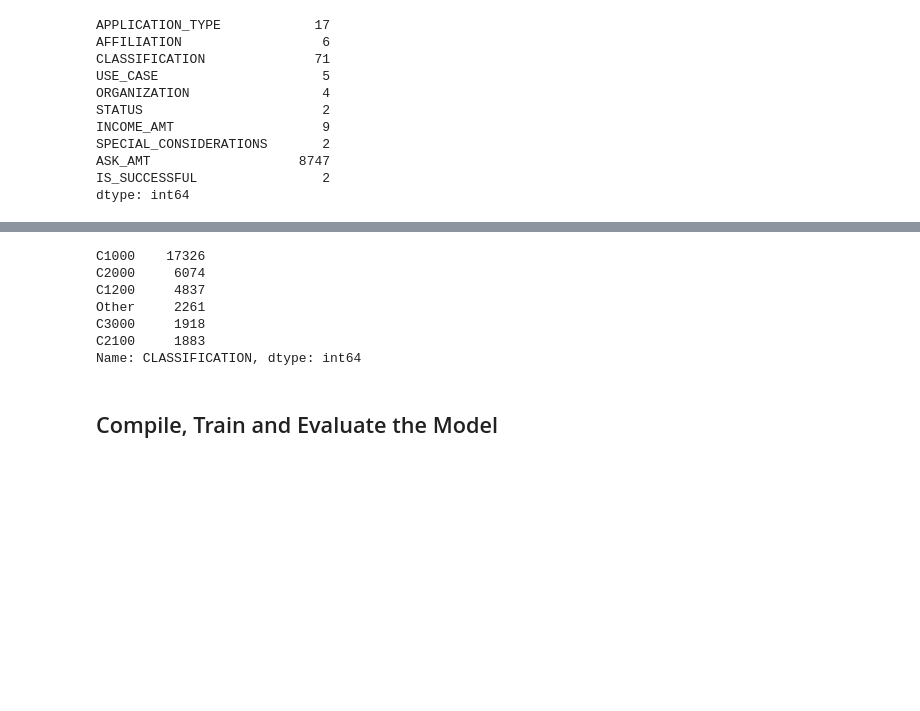
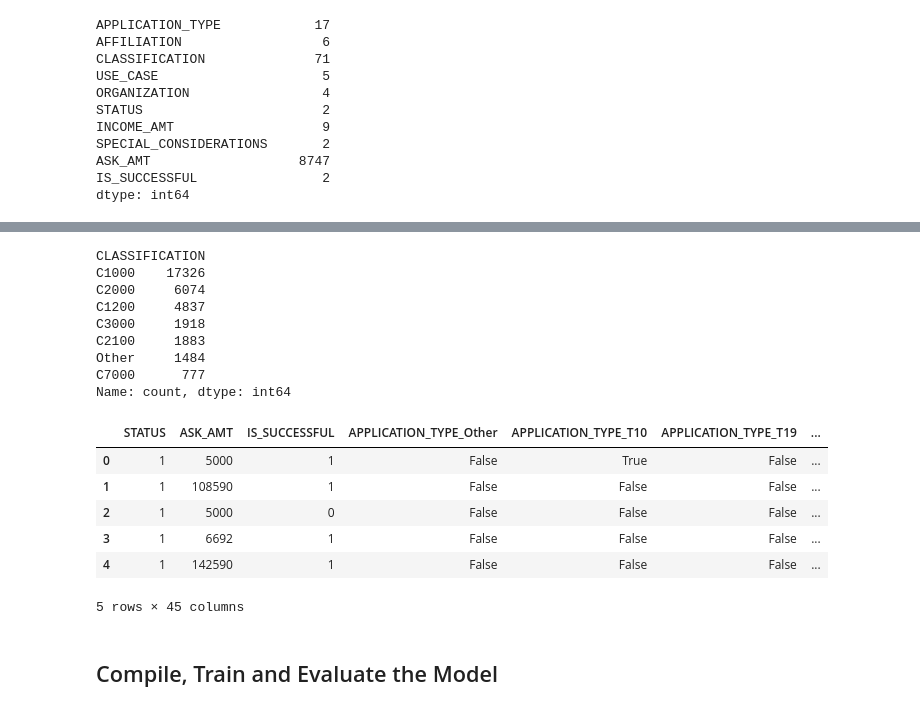
Before and after one commit to AshleyJubilee/deep-learning-challenge, a Jupyter notebook: Starter_Code.ipynb, the cells around one changed output, grey strips where cells are left out. Saved outputs shown, nothing was run; the diff lists cells and outputs as text; code cells hidden in the pictures; blank space fills up the shorter version.

```diff
--- a/Starter_Code.ipynb
+++ b/Starter_Code.ipynb
@@ -61,9 +70,9 @@ Name: APPLICATION_TYPE, dtype: int64
 # %%
 # Choose a cutoff value and create a list of application types to be replaced
 # use the variable name `application_types_to_replace`
-#  YOUR CODE GOES HERE
+application_types_to_replace = [appType for appType in application_df["APPLICATION_TYPE"].value_counts().index if application_df["APPLICATION_TYPE"].value_counts()[appType] < 500]
 
-# Replace in dataframe
+# # Replace in dataframe
 for app in application_types_to_replace:
     application_df['APPLICATION_TYPE'] = application_df['APPLICATION_TYPE'].replace(app,"Other")
 
@@ -99,4 +110,6 @@ Name: CLASSIFICATION, Length: 71, dtype: int64
 # %%
 # You may find it helpful to look at CLASSIFICATION value counts >1
-#  YOUR CODE GOES HERE
+for cls in application_df["CLASSIFICATION"].value_counts().index:
+    if application_df["CLASSIFICATION"].value_counts()[cls] > 1:
+        print(f"{cls} {application_df['CLASSIFICATION'].value_counts()[cls]}")
 # %% [output]
@@ -120,7 +133,7 @@ Name: CLASSIFICATION, dtype: int64
 # %%
 # Choose a cutoff value and create a list of classifications to be replaced
 # use the variable name `classifications_to_replace`
-#  YOUR CODE GOES HERE
+classifications_to_replace = [clType for clType in application_df['CLASSIFICATION'].value_counts().index if application_df['CLASSIFICATION'].value_counts()[clType] < 500]
 
 # Replace in dataframe
 for cls in classifications_to_replace:
@@ -129,15 +142,26 @@ for cls in classifications_to_replace:
 # Check to make sure binning was successful
 application_df['CLASSIFICATION'].value_counts()
 # %% [output]
+CLASSIFICATION
 C1000    17326
 C2000     6074
 C1200     4837
-Other     2261
 C3000     1918
 C2100     1883
-Name: CLASSIFICATION, dtype: int64
+Other     1484
+C7000      777
+Name: count, dtype: int64
 # %%
 # Convert categorical data to numeric with `pd.get_dummies`
-#  YOUR CODE GOES HERE
+X = pd.get_dummies(application_df)
+X.head()
+# %% [output]
+|  | STATUS | ASK_AMT | IS_SUCCESSFUL | APPLICATION_TYPE_Other | APPLICATION_TYPE_T10 | APPLICATION_TYPE_T19 | ... |
+| 0 | 1 | 5000 | 1 | False | True | False | ... |
+| 1 | 1 | 108590 | 1 | False | False | False | ... |
+| 2 | 1 | 5000 | 0 | False | False | False | ... |
+| 3 | 1 | 6692 | 1 | False | False | False | ... |
+| 4 | 1 | 142590 | 1 | False | False | False | ... |
+5 rows × 45 columns
 # %%
 # Split our preprocessed data into our features and target arrays
```
Also changed, not shown: parts of 7 cells of this notebook.
